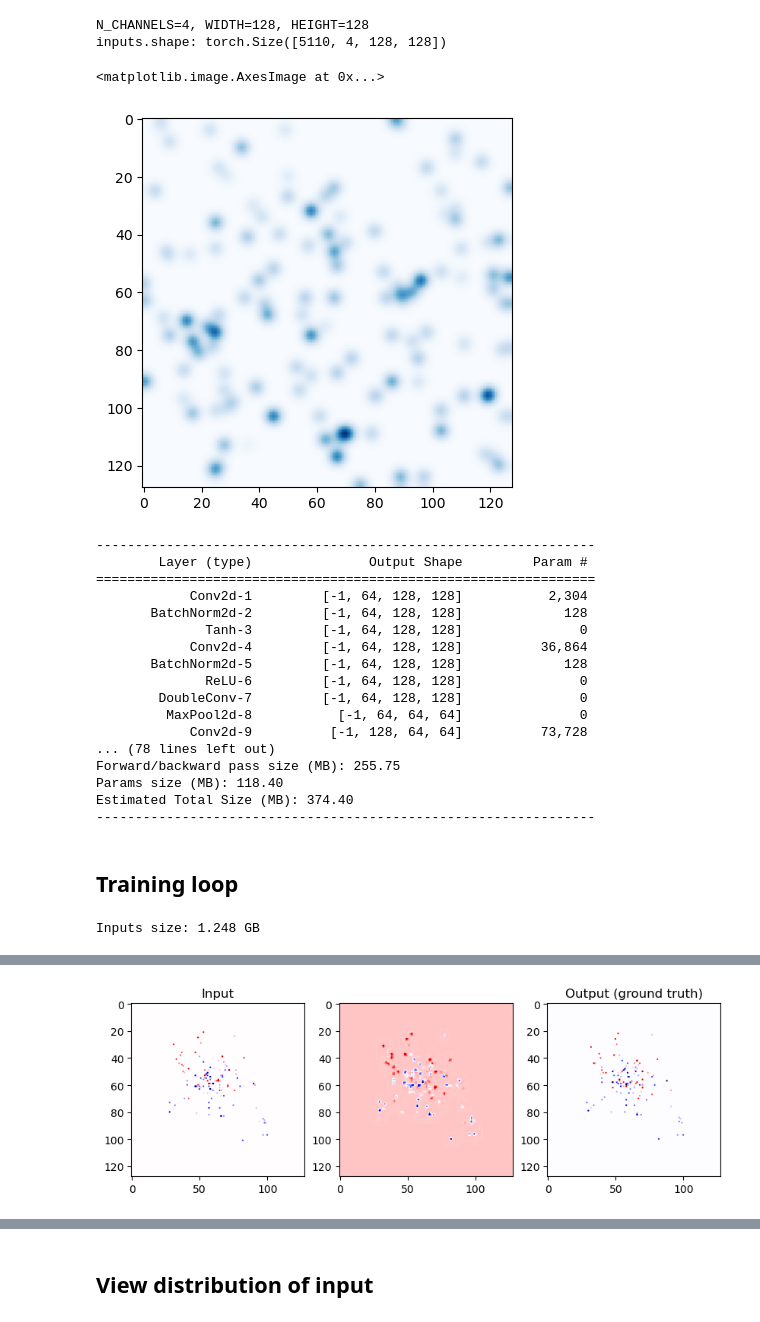
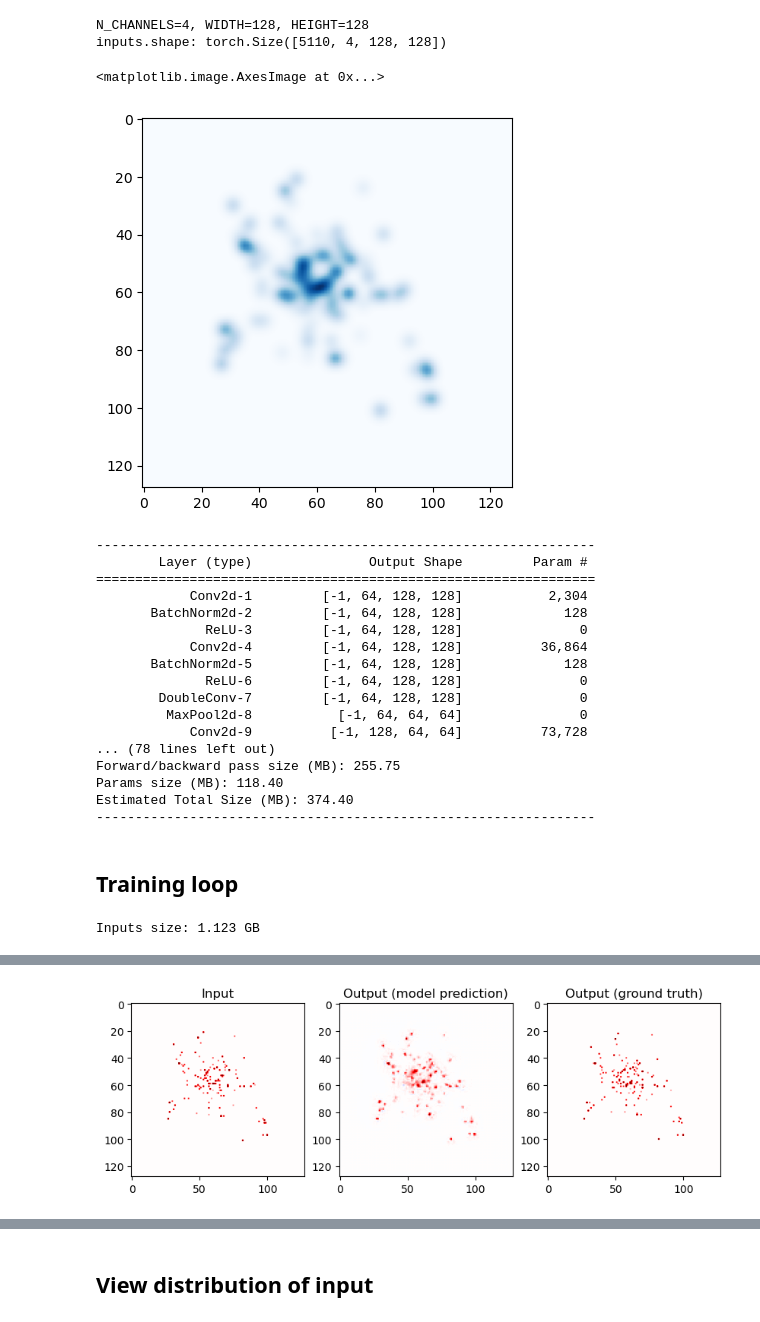
Before and after one commit to womogenes/physim, a Jupyter notebook: u-net/unet_exploration.ipynb, the cells around one changed output, grey strips where cells are left out. Cells and saved outputs as stored; diff of their text form; code cells hidden in the pictures.

Commit message:
Attempt u-net training

```diff
--- a/u-net/unet_exploration.ipynb
+++ b/u-net/unet_exploration.ipynb
@@ -57,11 +52,12 @@ print(f"inputs.shape: {inputs.shape}")
 N_CHANNELS=4, WIDTH=128, HEIGHT=128
 inputs.shape: torch.Size([5110, 4, 128, 128])
 # %%
-plt.imshow(gaussian_blur(frames[0:1,2,:,:] * 10, kernel_size=11)[0], cmap="Blues")
+plt.imshow(gaussian_blur(train_inputs[0:1,2,:,:] * 10, kernel_size=11)[0].cpu().detach().numpy(), cmap="Blues")
 # %% [output]
 <matplotlib.image.AxesImage at 0x...>
-[figure, old version]
+[figure, new version]
 # %%
+unet = UNet(n_channels=4, n_classes=4).cuda()
 summary(unet, input_size=(4, HEIGHT, WIDTH))
 # %% [output]
 ----------------------------------------------------------------
@@ -69,7 +65,7 @@ summary(unet, input_size=(4, HEIGHT, WIDTH))
 ================================================================
             Conv2d-1         [-1, 64, 128, 128]           2,304
        BatchNorm2d-2         [-1, 64, 128, 128]             128
-              Tanh-3         [-1, 64, 128, 128]               0
+              ReLU-3         [-1, 64, 128, 128]               0
             Conv2d-4         [-1, 64, 128, 128]          36,864
        BatchNorm2d-5         [-1, 64, 128, 128]             128
               ReLU-6         [-1, 64, 128, 128]               0
@@ -84,33 +80,36 @@ Estimated Total Size (MB): 374.40
 # %% [markdown]
 ## Training loop
 # %%
-inputs.shape
-print(f"Inputs size: {inputs.nbytes / (1024**3):.3f} GB")
+print(f"Inputs size: {train_inputs.nbytes / (1024**3):.3f} GB")
 # %% [output]
-Inputs size: 1.248 GB
+Inputs size: 1.123 GB
 # %%
-channel_loss_weights = torch.tensor([1/5, 1/5, 1, 1], dtype=torch.float32).cuda()
+channel_loss_weights = torch.tensor([1, 1, 1, 1], dtype=torch.float32).cuda()
 
 def loss_fun(output, truth):
     assert len(output.shape) == 4, "Expect output to be of shape (batch_size, n_channels, height, width)"
     assert len(truth.shape) == 4, "Expect truth to be of shape (batch_size, n_channels, height, width)"
 
     diff = ((output - truth)**2)
-    return (diff.mean(2).mean(2) * channel_loss_weights[None,:]).mean(0).mean(0)
+    return torch.flatten(diff).mean()
 
-lr = 0.005
-optimizer = torch.optim.Adam(unet.parameters(), lr=lr)
+    weighted_diff = (diff.mean(2).mean(2) * channel_loss_weights[None,:])  # (batch_size, 4)
+    return weighted_diff.mean(0).sum()
 # %%
-x = train_inputs[0:1]
+idx = 0
+
+x = train_inputs[idx:idx+1]
 out = unet(x)
 loss = loss_fun(out, x)
 
+v_mag = 4
+
 fig, axs = plt.subplots(1, 3, figsize=(10, 20))
-axs[0].imshow(train_inputs[0][0].cpu(), cmap="seismic", vmin=-100, vmax=100)
+axs[0].imshow(train_inputs[idx][2].cpu(), cmap="seismic", vmin=-v_mag, vmax=v_mag)
 axs[0].set_title("Input")
-axs[1].imshow(out[0][0].cpu().detach().numpy(), cmap="seismic")
-axs[2].set_title("Output (model prediction)")
-axs[2].imshow(train_outputs[0][0].cpu(), cmap="seismic", vmin=-100, vmax=100)
+axs[1].imshow(out[0][2].cpu().detach().numpy(), cmap="seismic", vmin=-v_mag, vmax=v_mag)
+axs[1].set_title("Output (model prediction)")
+axs[2].imshow(train_outputs[idx][2].cpu(), cmap="seismic", vmin=-v_mag, vmax=v_mag)
 axs[2].set_title("Output (ground truth)")
 
 print(f"loss: {loss}")
@@ -119,3 +118,3 @@ loss: 1.7784994840621948
-[figure, old version]
+[figure, new version]
 # %%
 loss_history = []
```
Also changed, not shown: parts of 7 cells of this notebook, 2 other files.
